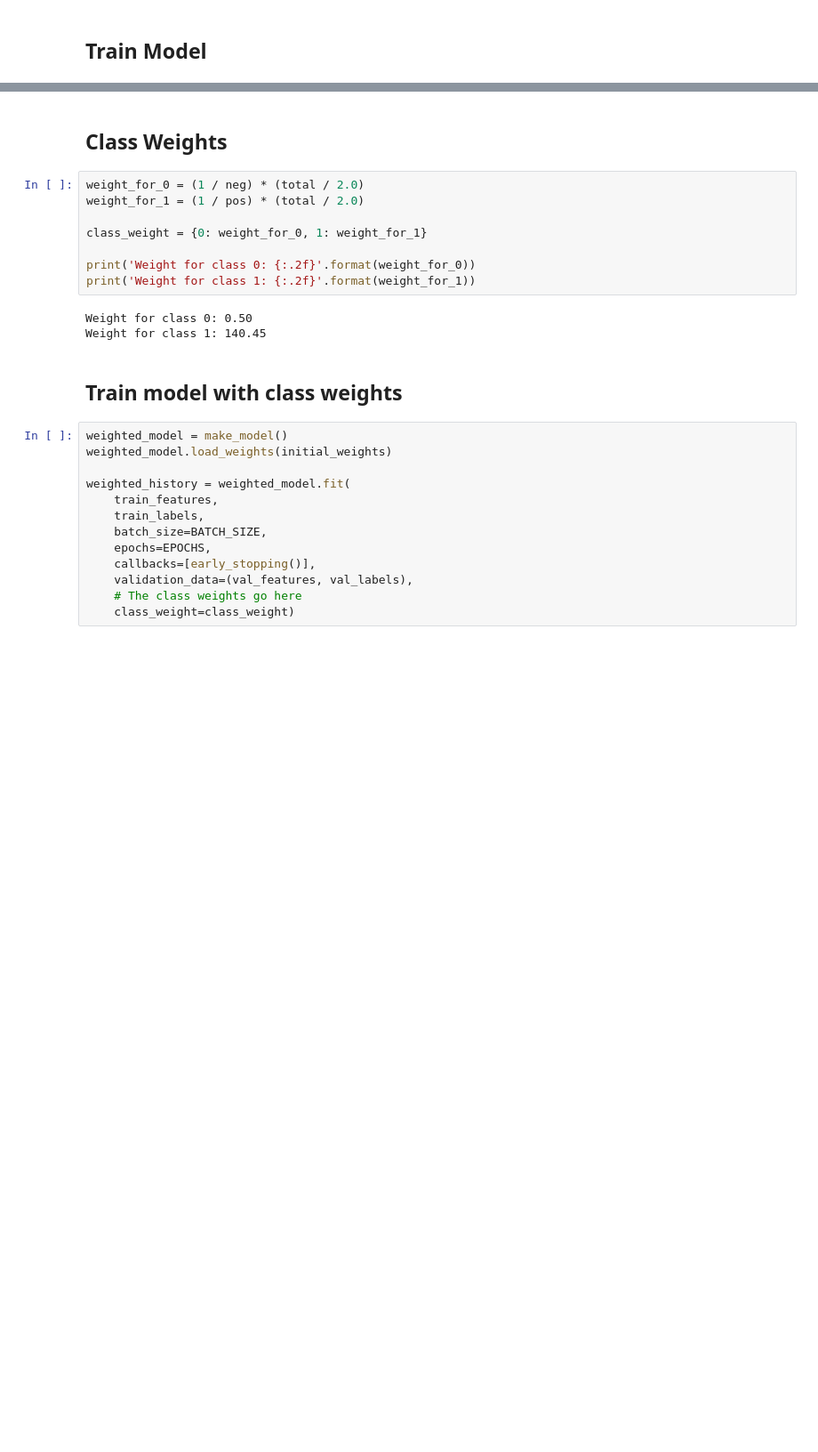
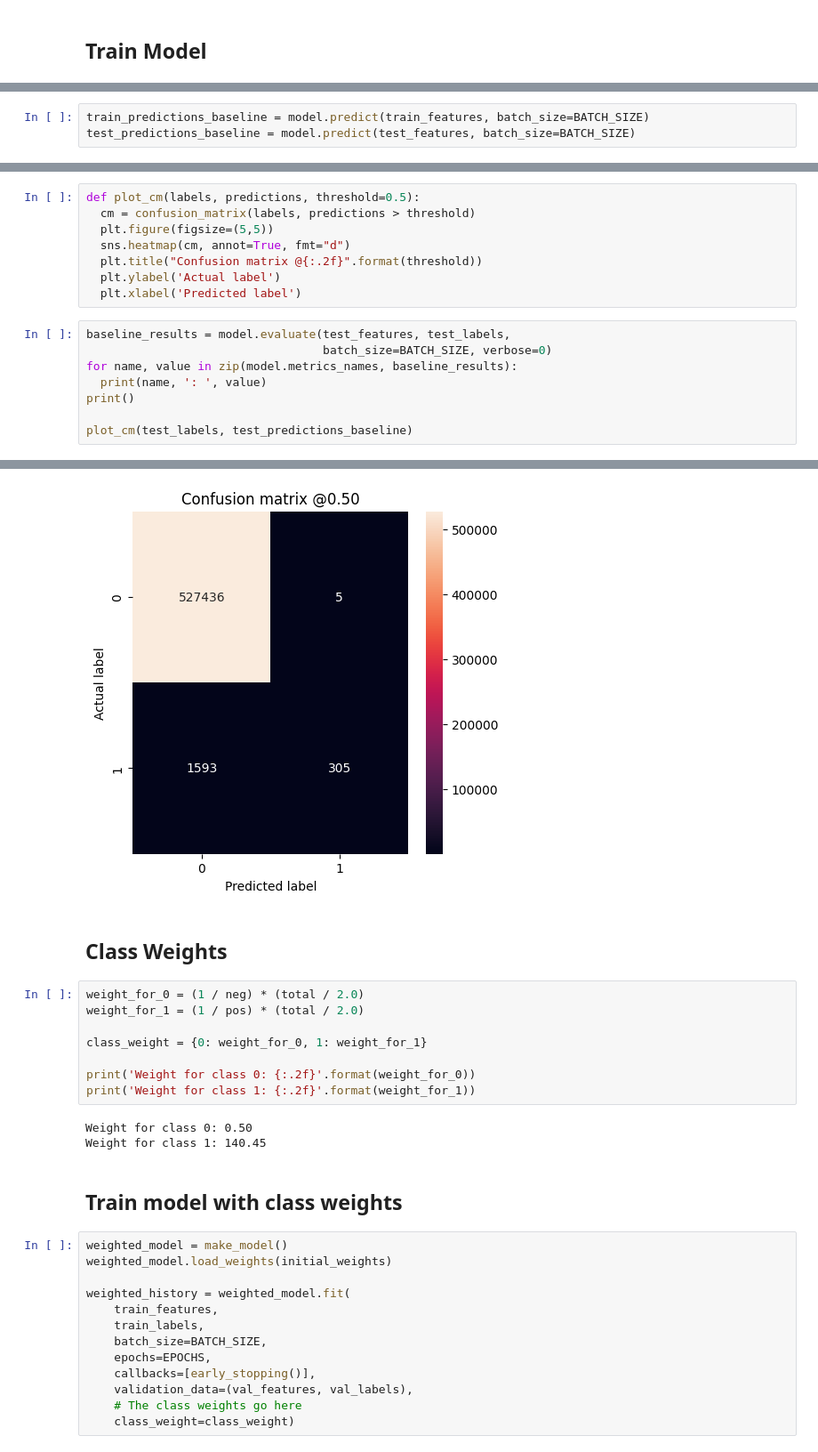
Before and after one commit to lro99/fraud_classification, a Jupyter notebook: Fraud.ipynb, the cells around one changed output, grey strips where cells are left out. Shown at 89% size. Cells and saved outputs as stored; diff of their text form; blank space fills up the shorter version.

```diff
--- a/Fraud.ipynb
+++ b/Fraud.ipynb
@@ -407,0 +397,3 @@ Restoring model weights from the end of the best epoch: 99.
+# %%
+train_predictions_baseline = model.predict(train_features, batch_size=BATCH_SIZE)
+test_predictions_baseline = model.predict(test_features, batch_size=BATCH_SIZE)
@@ -407,0 +403,17 @@ Restoring model weights from the end of the best epoch: 99.
+# %%
+def plot_cm(labels, predictions, threshold=0.5):
+  cm = confusion_matrix(labels, predictions > threshold)
+  plt.figure(figsize=(5,5))
+  sns.heatmap(cm, annot=True, fmt="d")
+  plt.title("Confusion matrix @{:.2f}".format(threshold))
+  plt.ylabel('Actual label')
+  plt.xlabel('Predicted label')
+# %%
+baseline_results = model.evaluate(test_features, test_labels,
+                                  batch_size=BATCH_SIZE, verbose=0)
+for name, value in zip(model.metrics_names, baseline_results):
+  print(name, ': ', value)
+print()
+
+plot_cm(test_labels, test_predictions_baseline)
+# %% [output]
@@ -408,3 +422,4 @@ Restoring model weights from the end of the best epoch: 99.
+[figure, added]
 # %% [markdown]
 ## Class Weights
 # %%
```
Also changed, not shown: parts of 13 cells of this notebook.
